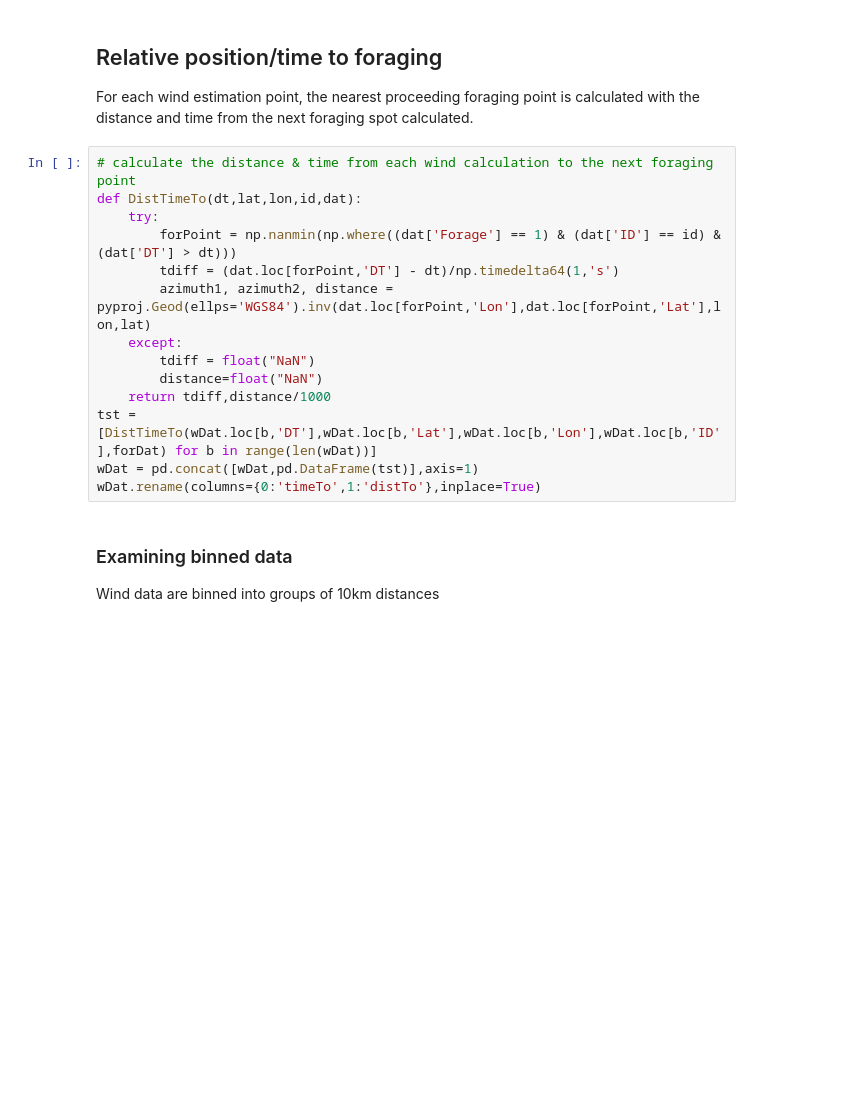
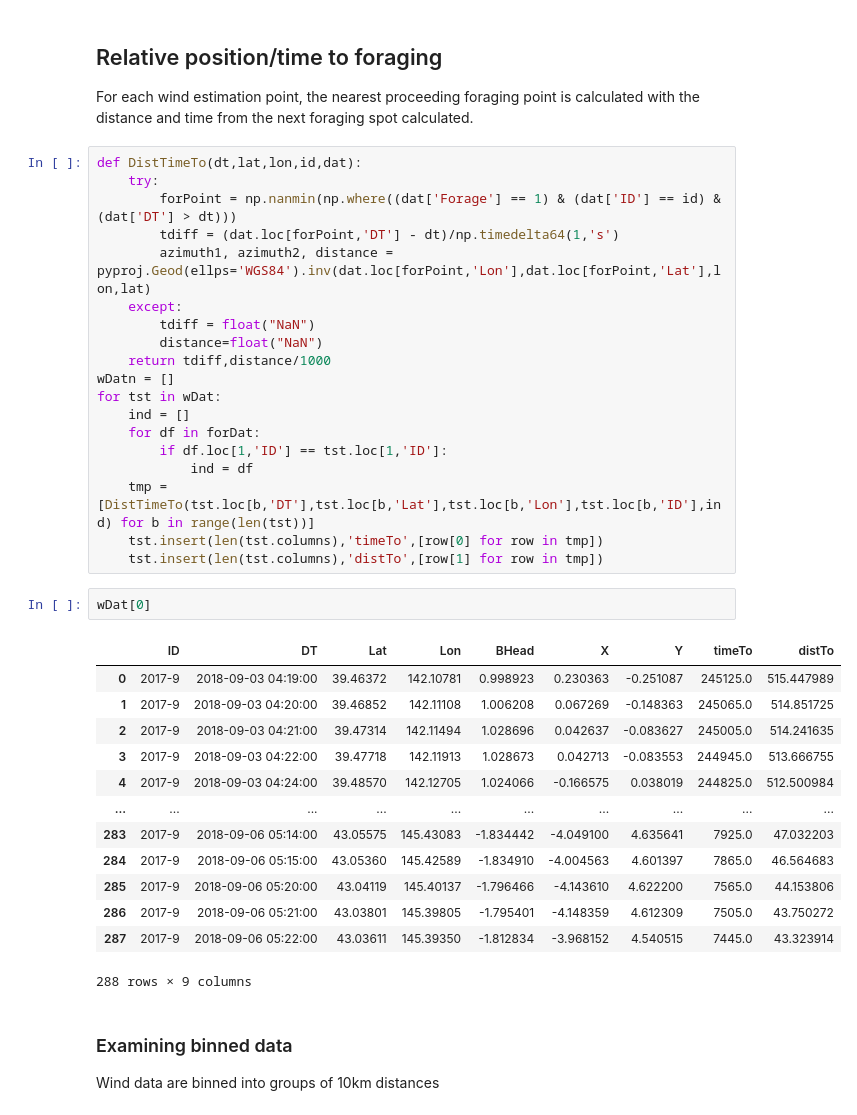
Before and after one commit to argrod/Olfactory, a Jupyter notebook: Python/WindAnalysis.ipynb, the cells around one changed output. Drawn from its saved outputs; the diff is of its cells as text; blank space fills up the shorter version.

```diff
--- a/Python/WindAnalysis.ipynb
+++ b/Python/WindAnalysis.ipynb
@@ -52,7 +54,6 @@ wDat.loc[:,'DT'] = pd.to_datetime(forDat.loc[:,'DT'],format="%d/%m/%Y %H:%M:%S")
 
 For each wind estimation point, the nearest proceeding foraging point is calculated with the distance and time from the next foraging spot calculated.
 # %%
-# calculate the distance & time from each wind calculation to the next foraging point
 def DistTimeTo(dt,lat,lon,id,dat):
     try:
         forPoint = np.nanmin(np.where((dat['Forage'] == 1) & (dat['ID'] == id) & (dat['DT'] > dt)))
@@ -62,9 +63,31 @@ def DistTimeTo(dt,lat,lon,id,dat):
         tdiff = float("NaN")
         distance=float("NaN")
     return tdiff,distance/1000
-tst = [DistTimeTo(wDat.loc[b,'DT'],wDat.loc[b,'Lat'],wDat.loc[b,'Lon'],wDat.loc[b,'ID'],forDat) for b in range(len(wDat))]
-wDat = pd.concat([wDat,pd.DataFrame(tst)],axis=1)
-wDat.rename(columns={0:'timeTo',1:'distTo'},inplace=True)
+wDatn = []
+for tst in wDat:
+    ind = []
+    for df in forDat:
+        if df.loc[1,'ID'] == tst.loc[1,'ID']:
+            ind = df
+    tmp = [DistTimeTo(tst.loc[b,'DT'],tst.loc[b,'Lat'],tst.loc[b,'Lon'],tst.loc[b,'ID'],ind) for b in range(len(tst))]
+    tst.insert(len(tst.columns),'timeTo',[row[0] for row in tmp])
+    tst.insert(len(tst.columns),'distTo',[row[1] for row in tmp])
+# %%
+wDat[0]
+# %% [output]
+|  | ID | DT | Lat | Lon | BHead | X | Y | timeTo | distTo |
+| 0 | 2017-9 | 2018-09-03 04:19:00 | 39.46372 | 142.10781 | 0.998923 | 0.230363 | -0.251087 | 245125.0 | 515.447989 |
+| 1 | 2017-9 | 2018-09-03 04:20:00 | 39.46852 | 142.11108 | 1.006208 | 0.067269 | -0.148363 | 245065.0 | 514.851725 |
+| 2 | 2017-9 | 2018-09-03 04:21:00 | 39.47314 | 142.11494 | 1.028696 | 0.042637 | -0.083627 | 245005.0 | 514.241635 |
+| 3 | 2017-9 | 2018-09-03 04:22:00 | 39.47718 | 142.11913 | 1.028673 | 0.042713 | -0.083553 | 244945.0 | 513.666755 |
+| 4 | 2017-9 | 2018-09-03 04:24:00 | 39.48570 | 142.12705 | 1.024066 | -0.166575 | 0.038019 | 244825.0 | 512.500984 |
+| ... | ... | ... | ... | ... | ... | ... | ... | ... | ... |
+| 283 | 2017-9 | 2018-09-06 05:14:00 | 43.05575 | 145.43083 | -1.834442 | -4.049100 | 4.635641 | 7925.0 | 47.032203 |
+| 284 | 2017-9 | 2018-09-06 05:15:00 | 43.05360 | 145.42589 | -1.834910 | -4.004563 | 4.601397 | 7865.0 | 46.564683 |
+| 285 | 2017-9 | 2018-09-06 05:20:00 | 43.04119 | 145.40137 | -1.796466 | -4.143610 | 4.622200 | 7565.0 | 44.153806 |
+| 286 | 2017-9 | 2018-09-06 05:21:00 | 43.03801 | 145.39805 | -1.795401 | -4.148359 | 4.612309 | 7505.0 | 43.750272 |
+| 287 | 2017-9 | 2018-09-06 05:22:00 | 43.03611 | 145.39350 | -1.812834 | -3.968152 | 4.540515 | 7445.0 | 43.323914 |
+288 rows × 9 columns
 # %% [markdown]
 ### Examining binned data
 
```
Also changed, not shown: parts of 9 cells of this notebook.
